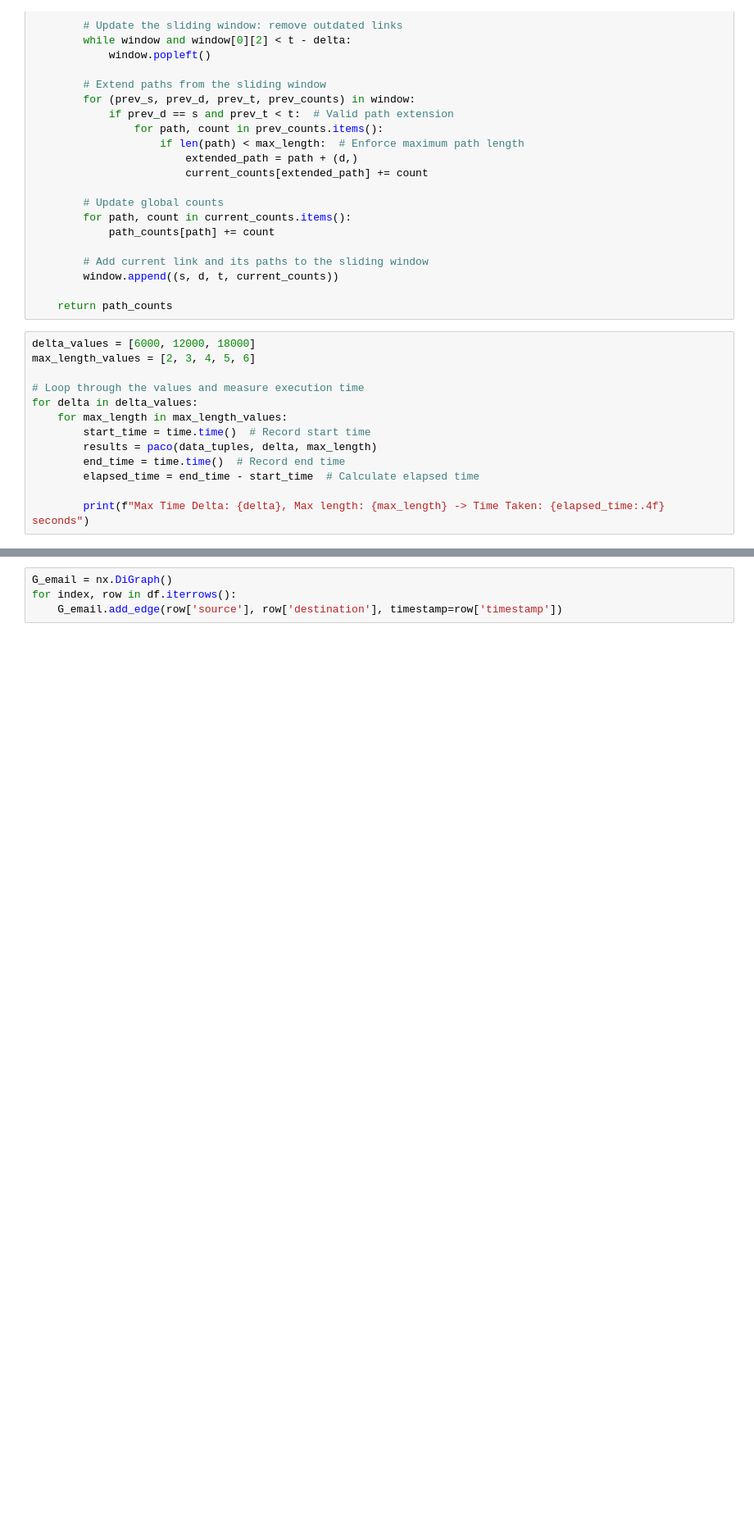
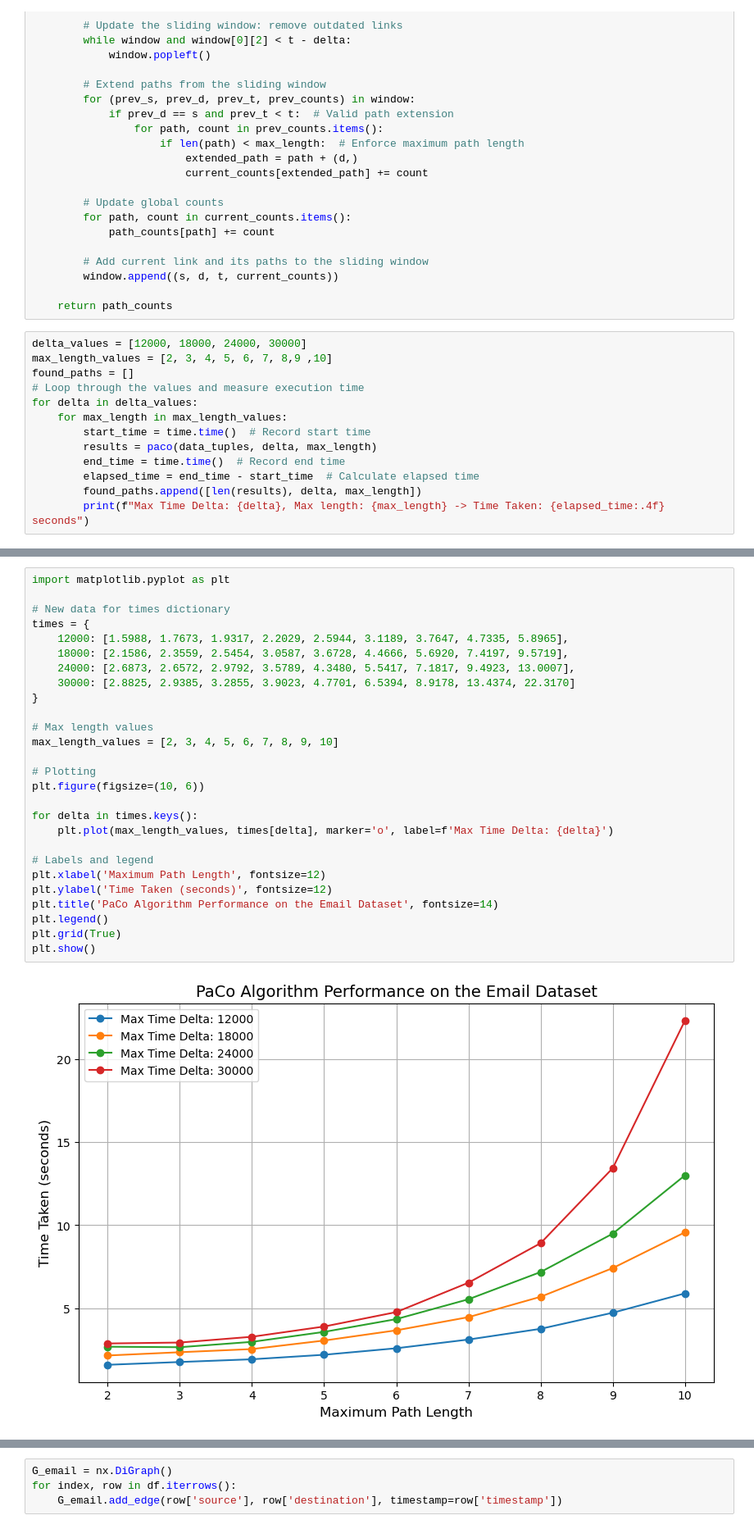
Before and after one commit to aryastark1614/SNACS-Project, a Jupyter notebook: email-dataset.ipynb, the cells around one changed output, grey strips where cells are left out. Shown: that part at 82% size. Drawn from its saved outputs; the diff is of its cells as text; blank space fills up the shorter version.

```diff
--- a/email-dataset.ipynb
+++ b/email-dataset.ipynb
@@ -87,9 +87,9 @@ def paco(data, delta, max_length):
 
     return path_counts
 # %%
-delta_values = [6000, 12000, 18000]
-max_length_values = [2, 3, 4, 5, 6]
-
+delta_values = [12000, 18000, 24000, 30000]
+max_length_values = [2, 3, 4, 5, 6, 7, 8,9 ,10]
+found_paths = []
 # Loop through the values and measure execution time
 for delta in delta_values:
     for max_length in max_length_values:
@@ -97,6 +97,6 @@ for delta in delta_values:
         results = paco(data_tuples, delta, max_length)
         end_time = time.time()  # Record end time
         elapsed_time = end_time - start_time  # Calculate elapsed time
-
+        found_paths.append([len(results), delta, max_length])
         print(f"Max Time Delta: {delta}, Max length: {max_length} -> Time Taken: {elapsed_time:.4f} seconds")
 # %% [output]
@@ -143,3 +120,32 @@ plt.show()
+# %%
+import matplotlib.pyplot as plt
+
+# New data for times dictionary
+times = {
+    12000: [1.5988, 1.7673, 1.9317, 2.2029, 2.5944, 3.1189, 3.7647, 4.7335, 5.8965],
+    18000: [2.1586, 2.3559, 2.5454, 3.0587, 3.6728, 4.4666, 5.6920, 7.4197, 9.5719],
+    24000: [2.6873, 2.6572, 2.9792, 3.5789, 4.3480, 5.5417, 7.1817, 9.4923, 13.0007],
+    30000: [2.8825, 2.9385, 3.2855, 3.9023, 4.7701, 6.5394, 8.9178, 13.4374, 22.3170]
+}
+
+# Max length values
+max_length_values = [2, 3, 4, 5, 6, 7, 8, 9, 10]
+
+# Plotting
+plt.figure(figsize=(10, 6))
+
+for delta in times.keys():
+    plt.plot(max_length_values, times[delta], marker='o', label=f'Max Time Delta: {delta}')
+
+# Labels and legend
+plt.xlabel('Maximum Path Length', fontsize=12)
+plt.ylabel('Time Taken (seconds)', fontsize=12)
+plt.title('PaCo Algorithm Performance on the Email Dataset', fontsize=14)
+plt.legend()
+plt.grid(True)
+plt.show()
+# %% [output]
+[figure, added]
 # %%
 print(len(results))
 # %% [output]
```
Also changed, not shown: parts of 7 cells of this notebook.
